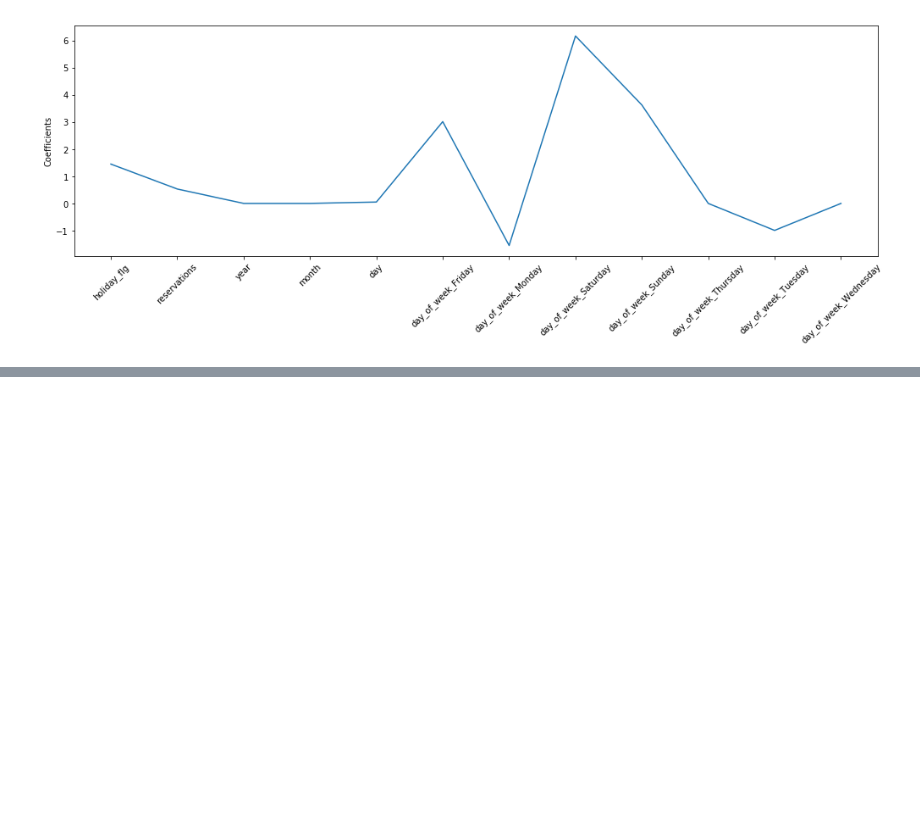
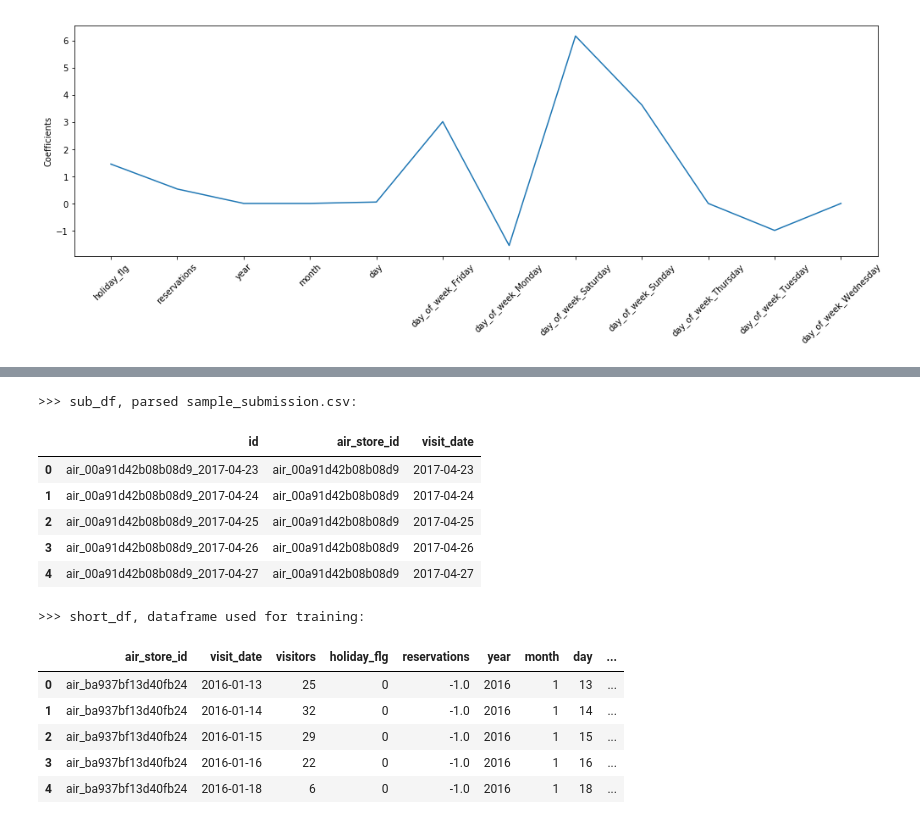
Before and after one commit to karlphillip/DataScience, a Jupyter notebook: Capstone Project1/3_regression.ipynb, the cells around one changed output, grey strips where cells are left out. Saved outputs shown, nothing was run; the diff lists cells and outputs as text; code cells hidden in the pictures; blank space fills up the shorter version.

```diff
--- a/Capstone Project1/3_regression.ipynb
+++ b/Capstone Project1/3_regression.ipynb
@@ -174,0 +324,38 @@ plt.show()
+# %%
+def load_submission_file():
+    sub_df = pd.read_csv('data/sample_submission.csv')
+
+    # parse store_id from: air_00a91d42b08b08d9_2017-04-23
+    sub_df['air_store_id'] = sub_df.id.map(lambda x: '_'.join(x.split('_')[:-1]))
+
+    # parse date from: from: air_00a91d42b08b08d9_2017-04-23
+    sub_df['visit_date'] = sub_df.id.map(lambda x: x.split('_')[2])
+
+    # erase visitors column
+    sub_df.drop('visitors', axis=1, inplace=True)
+    #sub_df.drop('id', axis=1, inplace=True)
+
+    return sub_df
+
+sub_df = load_submission_file()
+
+print('>>> sub_df, parsed sample_submission.csv:')
+display(sub_df.head())
+
+print('\n>>> short_df, dataframe used for training:')
+display(short_df.head())
+# %% [output]
+>>> sub_df, parsed sample_submission.csv:
+|  | id | air_store_id | visit_date |
+| 0 | air_00a91d42b08b08d9_2017-04-23 | air_00a91d42b08b08d9 | 2017-04-23 |
+| 1 | air_00a91d42b08b08d9_2017-04-24 | air_00a91d42b08b08d9 | 2017-04-24 |
+| 2 | air_00a91d42b08b08d9_2017-04-25 | air_00a91d42b08b08d9 | 2017-04-25 |
+| 3 | air_00a91d42b08b08d9_2017-04-26 | air_00a91d42b08b08d9 | 2017-04-26 |
+| 4 | air_00a91d42b08b08d9_2017-04-27 | air_00a91d42b08b08d9 | 2017-04-27 |
+>>> short_df, dataframe used for training:
+|  | air_store_id | visit_date | visitors | holiday_flg | reservations | year | month | day | ... |
+| 0 | air_ba937bf13d40fb24 | 2016-01-13 | 25 | 0 | -1.0 | 2016 | 1 | 13 | ... |
+| 1 | air_ba937bf13d40fb24 | 2016-01-14 | 32 | 0 | -1.0 | 2016 | 1 | 14 | ... |
+| 2 | air_ba937bf13d40fb24 | 2016-01-15 | 29 | 0 | -1.0 | 2016 | 1 | 15 | ... |
+| 3 | air_ba937bf13d40fb24 | 2016-01-16 | 22 | 0 | -1.0 | 2016 | 1 | 16 | ... |
+| 4 | air_ba937bf13d40fb24 | 2016-01-18 | 6 | 0 | -1.0 | 2016 | 1 | 18 | ... |
```
Also changed, not shown: parts of 28 cells of this notebook.
